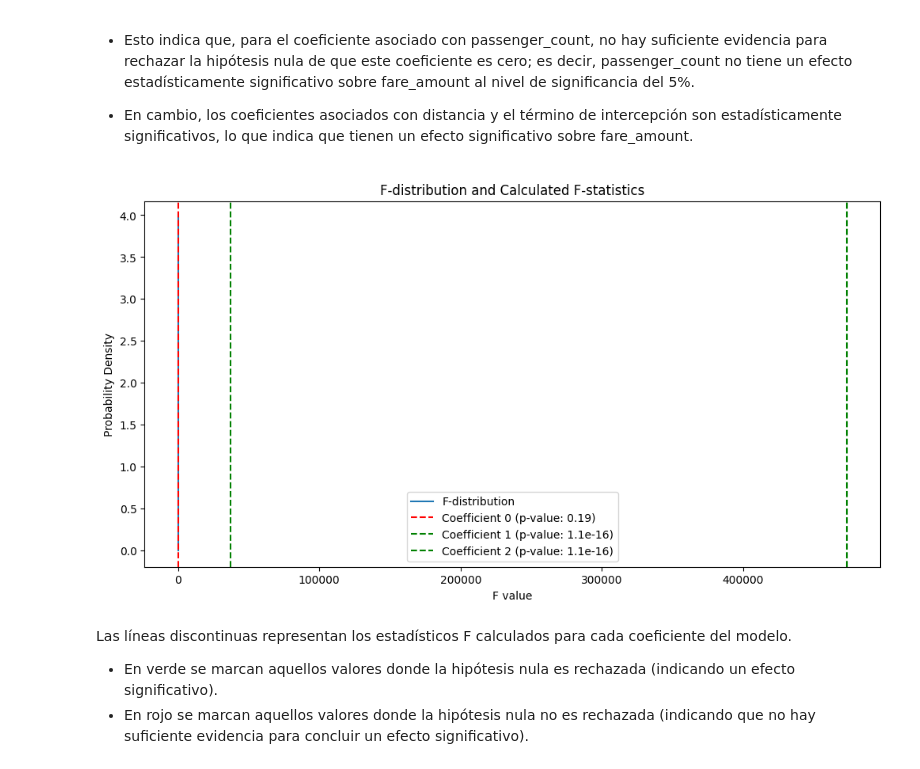
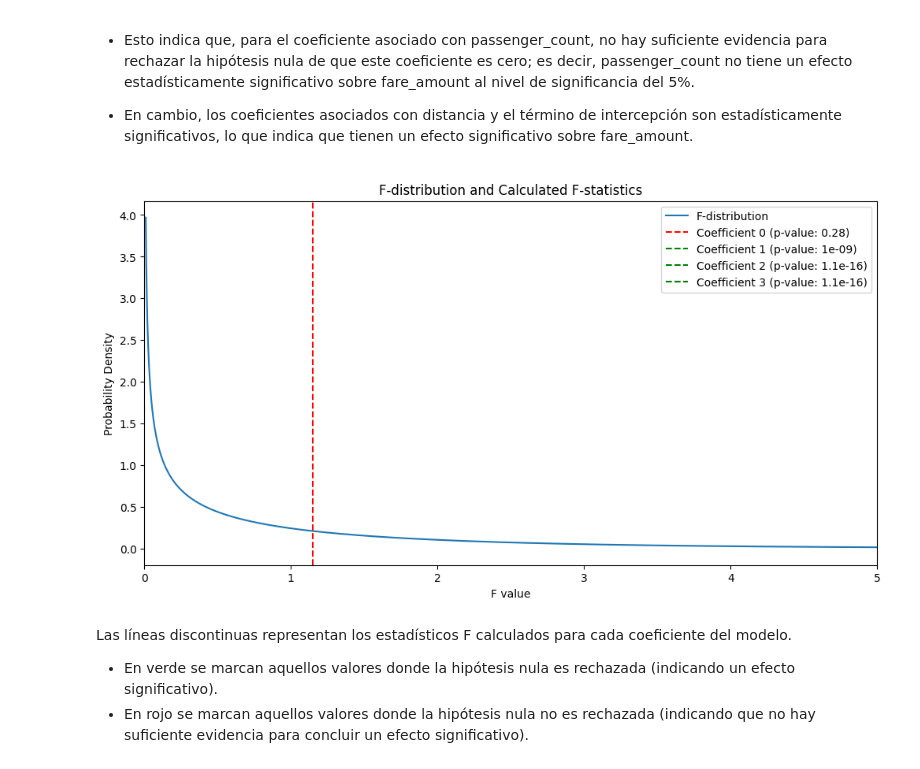
Before and after one commit to fitomx19/ModelosEconometricos, a Jupyter notebook: Practica_3/Practica_3_test.ipynb, the cells around one changed output. Cells and saved outputs as stored; diff of their text form; code cells hidden in the pictures.

```diff
--- a/Practica_3/Practica_3_test.ipynb
+++ b/Practica_3/Practica_3_test.ipynb
@@ -13,7 +13,7 @@ uber_data = pd.read_csv('./uber_revisado2.csv', sep=',', encoding='utf-8')
 
 # Step 2: Decide the features (X) and target variable (y)
 # Assuming 'fare_amount' as the target variable and the rest as features
-features = ['passenger_count', 'pickup_date', 'pickup_time', 'distancia']
+features = ['passenger_count',  'pickup_time', 'distancia']
 X = uber_data[features]
 y = uber_data['fare_amount']
 
@@ -125,30 +125,3 @@ def get_variance(X, y):
         vars_j.append(var_j)
 
     return vars_j
-
-# Load the dataset
-file_path = './uber_revisado2.csv'
-uber_data = pd.read_csv(file_path)
-
-# Assuming 'fare_amount' as the target variable and the rest as features
-features = ['passenger_count', 'distancia']  # Picking only numerical features for simplicity
-X = uber_data[features].values
-y = uber_data['fare_amount'].values
-
-# Split the data into training and testing sets
-from sklearn.model_selection import train_test_split
-X_train, X_test, y_train, y_test = train_test_split(X, y, test_size=0.2, random_state=42)
-
-# Standardize the features
-scaler = StandardScaler().fit(X_train)
-X_train_scaled = scaler.transform(X_train)
-X_test_scaled = scaler.transform(X_test)
-
-# Adding the intercept term manually
-X_train_scaled_with_intercept = np.hstack([X_train_scaled, np.ones((X_train_scaled.shape[0], 1))])
-
-# Now fit the linear model and get the variance for each estimator
-estimators = fit_linear_model(X_train_scaled_with_intercept, y_train)
-vars_j = get_variance(X_train_scaled_with_intercept, y_train)
-
-estimators, vars_j
@@ -297,36 +326,38 @@ f_test_results
 - En cambio, los coeficientes asociados con distancia y el término de intercepción son estadísticamente significativos, lo que indica que tienen un efecto significativo sobre fare_amount.
 # %%
 import matplotlib.pyplot as plt
+
 
 # Plotting the F-distribution with the given degrees of freedom
 dfn = 1  # degrees of freedom for the numerator
 dfd = X_train_scaled_with_intercept.shape[0] - X_train_scaled_with_intercept.shape[1]  # degrees of freedom for the denominator
 
 # Create an array of F values
-f_values = np.linspace(0.01, 10, 1000)
+f_values = np.linspace(0.01, 100, 100000)
 # Calculate the F-distribution PDF for these values
 f_pdf = f.pdf(f_values, dfn, dfd)
 
 # Plotting the F-distribution
 plt.figure(figsize=(12, 6))
 plt.plot(f_values, f_pdf, label='F-distribution')
 
 # Plot the F-statistics calculated from the model
 for idx, result in f_test_results.items():
     F_stat = result['F-Statistic']
     p_val = result['p-value']
     # If the test rejects the null hypothesis, mark it in green, otherwise in red
     color = 'green' if result['Test Result'] == 'Reject H0' else 'red'
     plt.axvline(x=F_stat, color=color, linestyle='--', label=f'{idx} (p-value: {p_val:.2g})')
 
 # Enhancing the plot
 plt.title('F-distribution and Calculated F-statistics')
 plt.xlabel('F value')
 plt.ylabel('Probability Density')
 plt.legend()
+plt.xlim(0, 5)
 plt.show()
 # %% [output]
-[figure, old version]
+[figure, new version]
 # %% [markdown]
 Las líneas discontinuas representan los estadísticos F calculados para cada coeficiente del modelo.
 - En verde se marcan aquellos valores donde la hipótesis nula es rechazada (indicando un efecto significativo).
```
Also changed, not shown: parts of 11 cells of this notebook, 4 other files.
